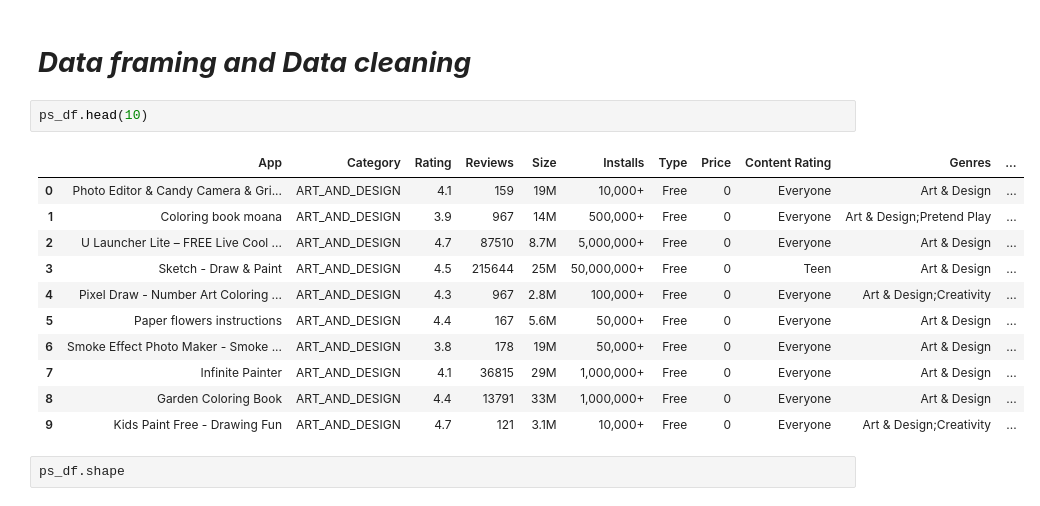
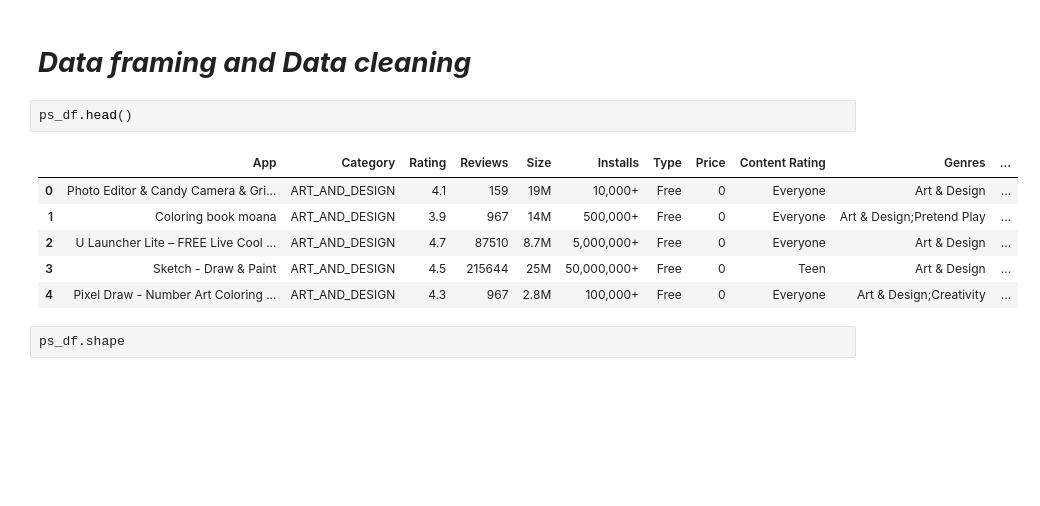
Before and after one commit to Navjotkhatri/EDA-Play-Store-App-Review-Analysis, a Jupyter notebook: EDA_Play_Store_App_Review_Analysis_Capstone_Project.ipynb, the cells around one changed output. Saved outputs shown, nothing was run; the diff lists cells and outputs as text; blank space fills up the shorter version.

```diff
--- a/EDA_Play_Store_App_Review_Analysis_Capstone_Project.ipynb
+++ b/EDA_Play_Store_App_Review_Analysis_Capstone_Project.ipynb
@@ -24,19 +24,14 @@ ps_df=pd.read_csv(working_dir_path)
 # %% [markdown]
 # ***Data framing and Data cleaning***
 # %%
-ps_df.head(10)
+ps_df.head()
 # %% [output]
 |  | App | Category | Rating | Reviews | Size | Installs | Type | Price | Content Rating | Genres | ... |
 | 0 | Photo Editor & Candy Camera & Gri... | ART_AND_DESIGN | 4.1 | 159 | 19M | 10,000+ | Free | 0 | Everyone | Art & Design | ... |
 | 1 | Coloring book moana | ART_AND_DESIGN | 3.9 | 967 | 14M | 500,000+ | Free | 0 | Everyone | Art & Design;Pretend Play | ... |
 | 2 | U Launcher Lite – FREE Live Cool ... | ART_AND_DESIGN | 4.7 | 87510 | 8.7M | 5,000,000+ | Free | 0 | Everyone | Art & Design | ... |
 | 3 | Sketch - Draw & Paint | ART_AND_DESIGN | 4.5 | 215644 | 25M | 50,000,000+ | Free | 0 | Teen | Art & Design | ... |
 | 4 | Pixel Draw - Number Art Coloring ... | ART_AND_DESIGN | 4.3 | 967 | 2.8M | 100,000+ | Free | 0 | Everyone | Art & Design;Creativity | ... |
-| 5 | Paper flowers instructions | ART_AND_DESIGN | 4.4 | 167 | 5.6M | 50,000+ | Free | 0 | Everyone | Art & Design | ... |
-| 6 | Smoke Effect Photo Maker - Smoke ... | ART_AND_DESIGN | 3.8 | 178 | 19M | 50,000+ | Free | 0 | Everyone | Art & Design | ... |
-| 7 | Infinite Painter | ART_AND_DESIGN | 4.1 | 36815 | 29M | 1,000,000+ | Free | 0 | Everyone | Art & Design | ... |
-| 8 | Garden Coloring Book | ART_AND_DESIGN | 4.4 | 13791 | 33M | 1,000,000+ | Free | 0 | Everyone | Art & Design | ... |
-| 9 | Kids Paint Free - Drawing Fun | ART_AND_DESIGN | 4.7 | 121 | 3.1M | 10,000+ | Free | 0 | Everyone | Art & Design;Creativity | ... |
 # %%
 ps_df.shape
 # %% [output]
```
Also changed, not shown: parts of 17 cells of this notebook.
